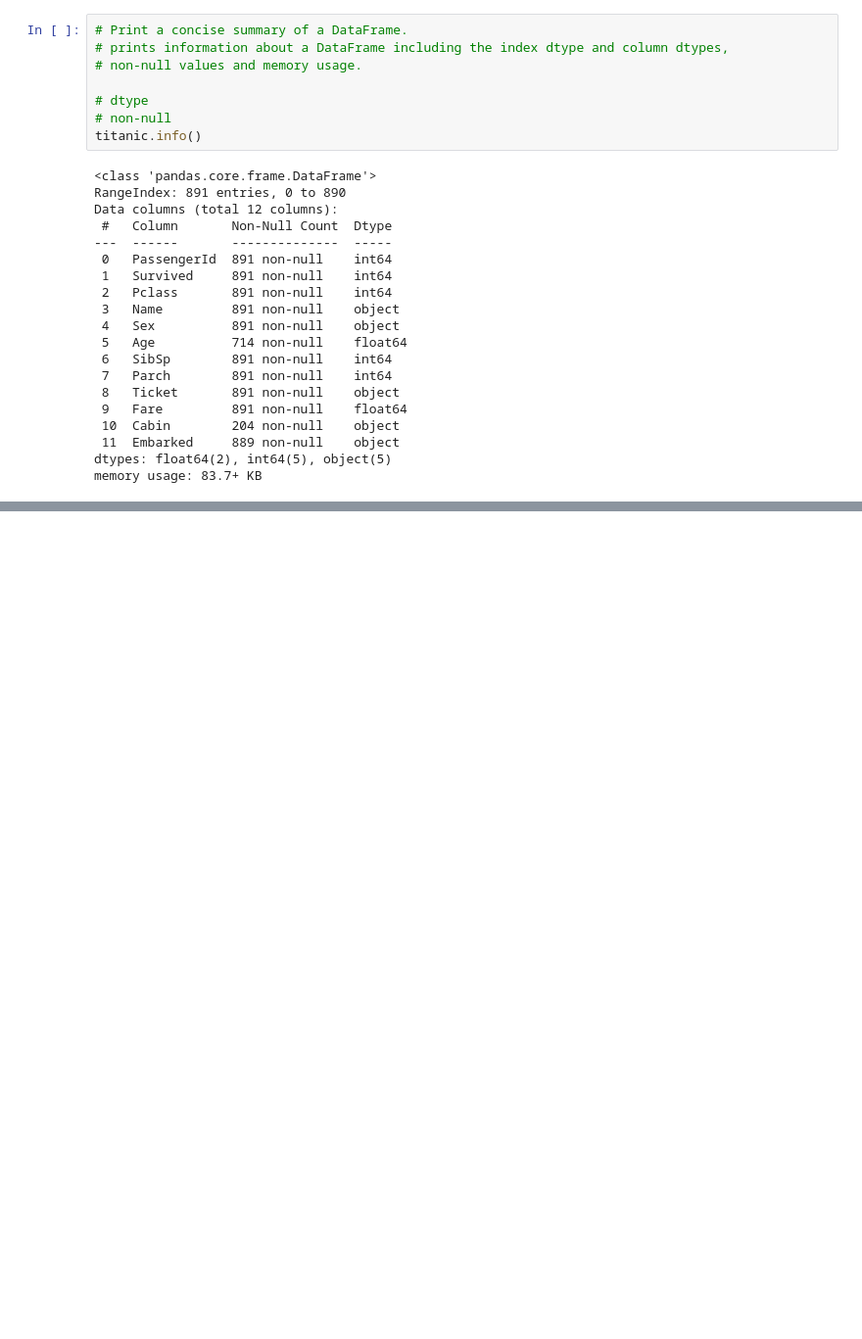
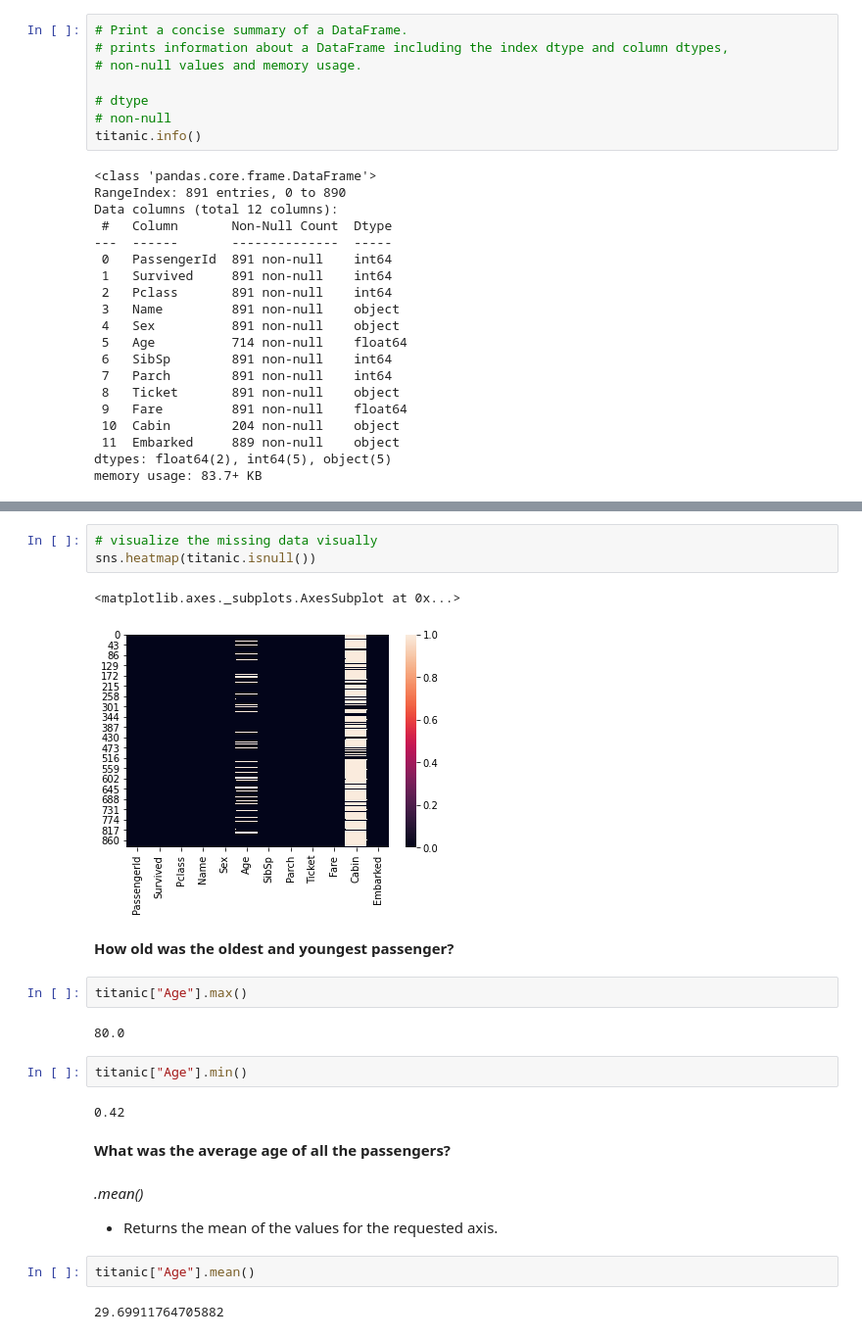
Before and after one commit to thisisharrison/titanic, a Jupyter notebook: Titanic_Practice.ipynb, the cells around one changed output, grey strips where cells are left out. Shown: that part at 98% size. Cells and saved outputs as stored; diff of their text form; blank space fills up the shorter version.

```diff
--- a/Titanic_Practice.ipynb
+++ b/Titanic_Practice.ipynb
@@ -104,0 +149,25 @@ memory usage: 83.7+ KB
+# %%
+# visualize the missing data visually
+sns.heatmap(titanic.isnull())
+# %% [output]
+<matplotlib.axes._subplots.AxesSubplot at 0x...>
+[figure, added]
+# %% [markdown]
+**How old was the oldest and youngest passenger?**
+# %%
+titanic["Age"].max()
+# %% [output]
+80.0
+# %%
+titanic["Age"].min()
+# %% [output]
+0.42
+# %% [markdown]
+**What was the average age of all the passengers?**
+# %% [markdown]
+*.mean()*
+*   Returns the mean of the values for the requested axis.
+# %%
+titanic["Age"].mean()
+# %% [output]
+29.69911764705882
```
Also changed, not shown: parts of 20 cells of this notebook.
